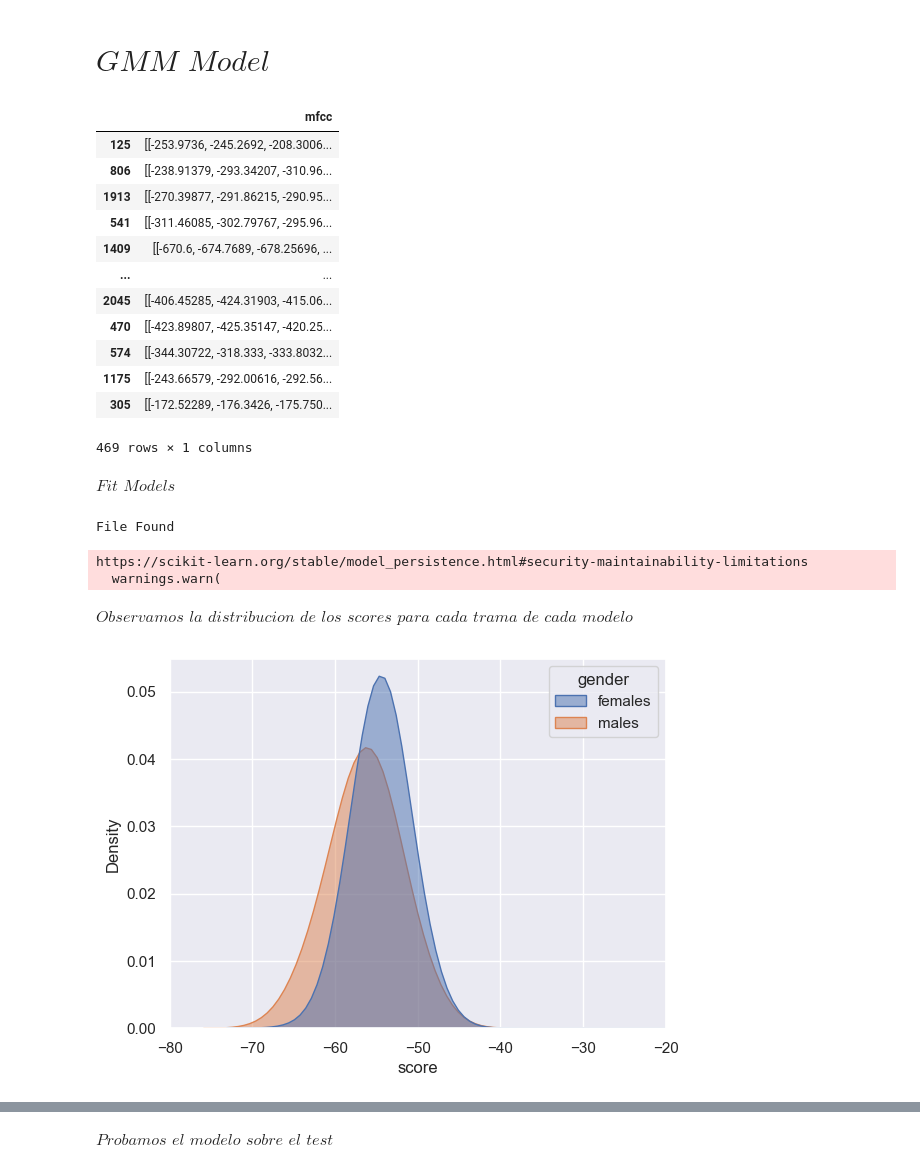
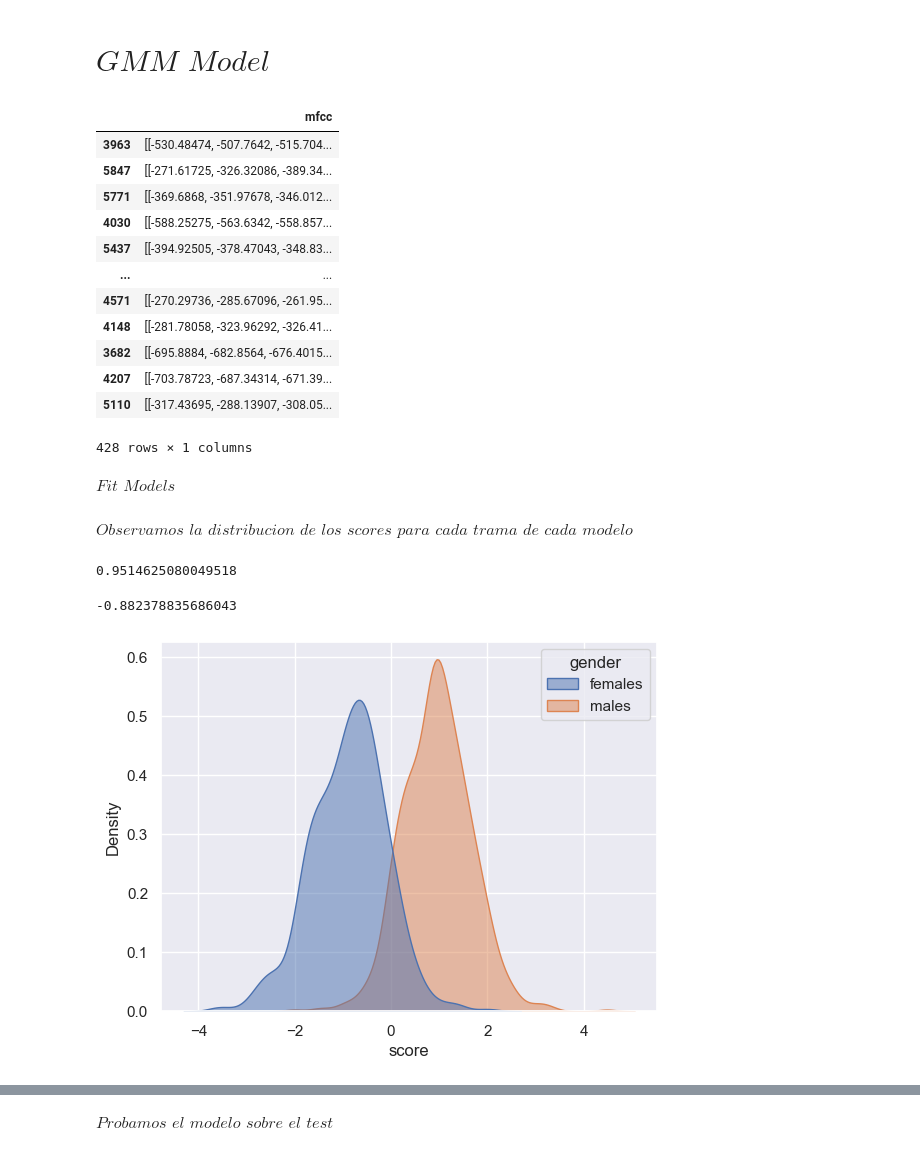
Before and after one commit to GonzaLinares/ProcVoz_Proyecto1, a Jupyter notebook: gender_classifier.ipynb, the cells around one changed output, grey strips where cells are left out. Cells and saved outputs as stored; diff of their text form; code cells hidden in the pictures.

Commit message:
feat: Update model for improved accuracy

```diff
--- a/gender_classifier.ipynb
+++ b/gender_classifier.ipynb
@@ -36,7 +36,8 @@ def extract_mfcc(file_path, n_mfcc=12, win_length=320, hop_length=160):
 # %% [markdown]
 $\textit{Elegimos la cantidad de MFCCs y tamaño de la trama}$
 # %%
-mfcc_coeff_amount = 12
+mfcc_coeff_amount = 24
+n_components = 10
 window_length = int(16000*0.02)
 # %%
 arr = []
@@ -149,18 +156,18 @@ X_test_female = np.concatenate(X_test.mfcc[y_test=="females"].to_numpy(), axis=1
 X_test[y_test=="females"]
 # %% [output]
 |  | mfcc |
-| 125 | [[-253.9736, -245.2692, -208.3006... |
-| 806 | [[-238.91379, -293.34207, -310.96... |
-| 1913 | [[-270.39877, -291.86215, -290.95... |
-| 541 | [[-311.46085, -302.79767, -295.96... |
-| 1409 | [[-670.6, -674.7689, -678.25696, ... |
+| 3963 | [[-530.48474, -507.7642, -515.704... |
+| 5847 | [[-271.61725, -326.32086, -389.34... |
+| 5771 | [[-369.6868, -351.97678, -346.012... |
+| 4030 | [[-588.25275, -563.6342, -558.857... |
+| 5437 | [[-394.92505, -378.47043, -348.83... |
 | ... | ... |
-| 2045 | [[-406.45285, -424.31903, -415.06... |
-| 470 | [[-423.89807, -425.35147, -420.25... |
-| 574 | [[-344.30722, -318.333, -333.8032... |
-| 1175 | [[-243.66579, -292.00616, -292.56... |
-| 305 | [[-172.52289, -176.3426, -175.750... |
+| 4571 | [[-270.29736, -285.67096, -261.95... |
+| 4148 | [[-281.78058, -323.96292, -326.41... |
+| 3682 | [[-695.8884, -682.8564, -676.4015... |
+| 4207 | [[-703.78723, -687.34314, -671.39... |
+| 5110 | [[-317.43695, -288.13907, -308.05... |
-469 rows × 1 columns
+428 rows × 1 columns
 # %% [markdown]
 $\textit{Fit Models}$
 # %%
@@ -169,29 +176,25 @@ from sklearn.model_selection import GridSearchCV
 import pickle
 
 
-if not os.path.exists(f"gmm_male_mfcc_{mfcc_coeff_amount}_{window_length}.pkl"):
+if not os.path.exists(f"gmm_male_mfcc_{mfcc_coeff_amount}_{window_length}_{n_components}.pkl"):
 
-    gmm_male = GaussianMixture(n_components=mfcc_coeff_amount, covariance_type='full', max_iter=1000)
-    gmm_female = GaussianMixture(n_components=mfcc_coeff_amount, covariance_type='full', max_iter=1000)
+    gmm_male = GaussianMixture(n_components=n_components, covariance_type='full', max_iter=1000)
+    gmm_female = GaussianMixture(n_components=n_components, covariance_type='full', max_iter=1000)
 
     gmm_male.fit(X_male)
     gmm_female.fit(X_female)
 
-    with open(f"gmm_male_mfcc_{mfcc_coeff_amount}_{window_length}.pkl",'wb') as f:
+    with open(f"gmm_male_mfcc_{mfcc_coeff_amount}_{window_length}_{n_components}.pkl",'wb') as f:
         pickle.dump(gmm_male,f)
 
-    with open(f"gmm_female_mfcc_{mfcc_coeff_amount}_{window_length}.pkl",'wb') as f:
+    with open(f"gmm_female_mfcc_{mfcc_coeff_amount}_{window_length}_{n_components}.pkl",'wb') as f:
         pickle.dump(gmm_female,f)
 
 else:
     print("File Found")
 
-    with open(f"gmm_male_mfcc_{mfcc_coeff_amount}_{window_length}.pkl",'rb') as f:
+    with open(f"gmm_male_mfcc_{mfcc_coeff_amount}_{window_length}_{n_components}.pkl",'rb') as f:
         gmm_male = pickle.load(f)
 
-    with open(f"gmm_female_mfcc_{mfcc_coeff_amount}_{window_length}.pkl",'rb') as f:
+    with open(f"gmm_female_mfcc_{mfcc_coeff_amount}_{window_length}_{n_components}.pkl",'rb') as f:
         gmm_female = pickle.load(f)
-# %% [output]
-File Found
-https://scikit-learn.org/stable/model_persistence.html#security-maintainability-limitations
-  warnings.warn(
@@ -205,7 +201,30 @@ df_scores = pd.concat([df_female, df_male])
+# %%
+def predict_male(features):
+    score = gmm_male.score_samples(features).mean() - gmm_female.score_samples(features).mean()
+    return score
 # %% [markdown]
 $\textit{Observamos la distribucion de los scores para cada trama de cada modelo}$
+# %%
+scores_fgmm = pd.Series(index=y_test.index)
+scores_mgmm = pd.Series(index=y_test.index)
+
+for index, row in X_test.iterrows():
+    mfcc = row['mfcc']
+    scores_fgmm[index] = predict_male(mfcc.T).mean()
+    scores_mgmm[index] = predict_male(mfcc.T).mean()
+
+mean_scoresf = scores_mgmm[y_test == "females"][:1000]
+mean_scoresm = scores_mgmm[y_test == "males"][:1000]
+df_female_mean = pd.DataFrame({'score': mean_scoresf, 'gender': 'females'})
+df_male_mean = pd.DataFrame({'score': mean_scoresm, 'gender': 'males'})
+df_scores_mean = pd.concat([df_female_mean, df_male_mean])
+
+display(scores_fgmm[y_test == "males"].mean())
+display(scores_fgmm[y_test == "females"].mean())
+# %% [output]
+0.9514625080049518
+-0.882378835686043
 # %%
-sns.kdeplot(data=df_scores, x='score', hue='gender', alpha=0.5, fill=True)
-plt.xlim((-80,-20));
+sns.kdeplot(data=df_scores_mean, x='score', hue='gender', alpha=0.5, fill=True, common_norm=False);
 # %% [output]
-[figure, old version]
+[figure, new version]
```
Also changed, not shown: parts of 8 cells of this notebook, 4 other files.
